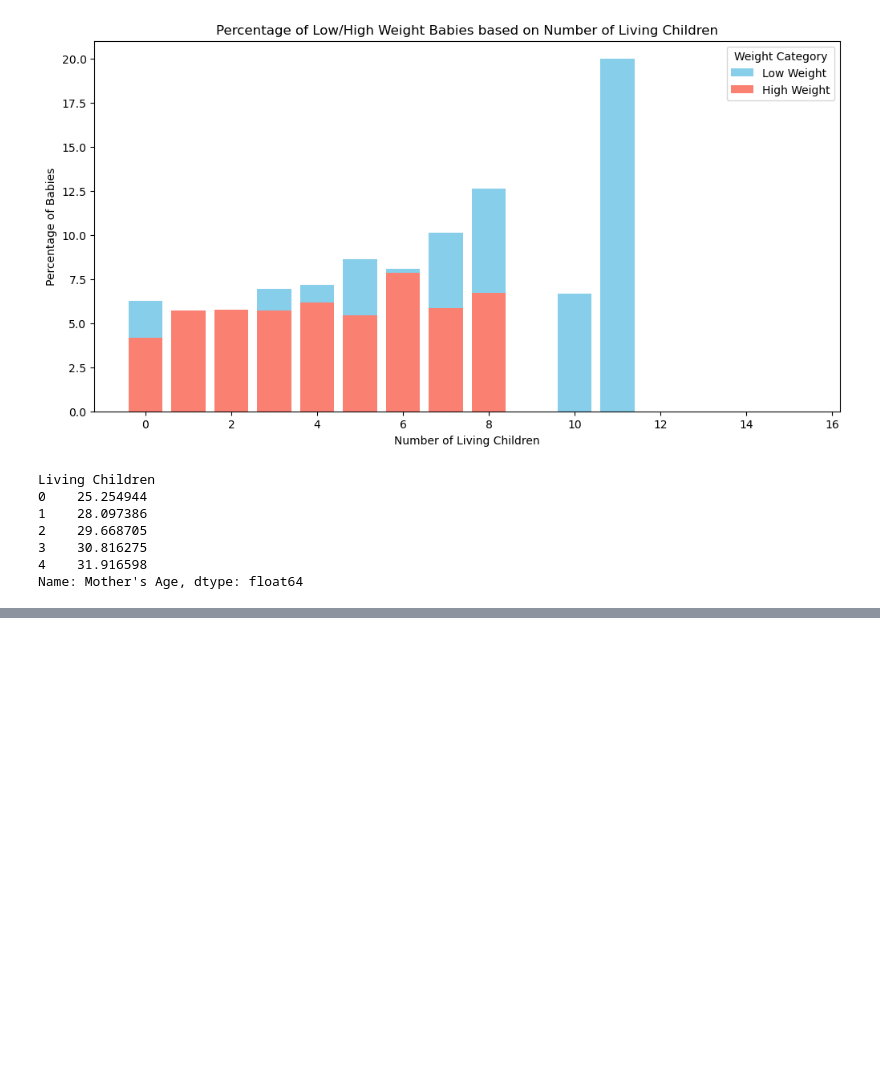
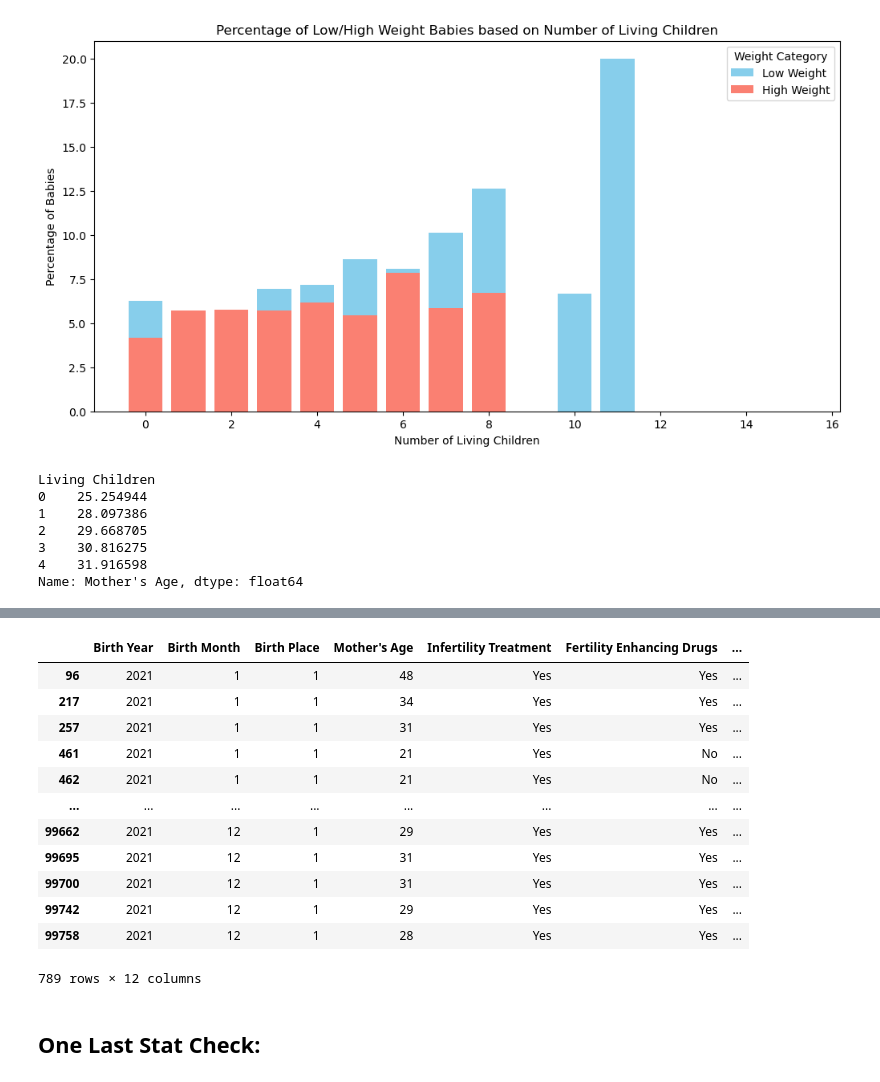
Before and after one commit to bandaexpress/project_rose, a Jupyter notebook: Combined_Notebook.ipynb, the cells around one changed output, grey strips where cells are left out. Drawn from its saved outputs; the diff is of its cells as text; code cells hidden in the pictures; blank space fills up the shorter version.

```diff
--- a/Combined_Notebook.ipynb
+++ b/Combined_Notebook.ipynb
@@ -600,0 +734,53 @@ Name: Mother's Age, dtype: float64
+# %%
+# Adding my relevant column names
+infertility_column = 'Infertility Treatment'
+art_column = 'Asst. Reproductive Technology'
+drug_column = 'Fertility Enhancing Drugs'
+pay_column = 'Payment Source'
+
+# Define mapping dictionaries for each column
+infertility_mapping = {'Y': 'Yes', 'N': 'No', 'U': 'Unknown'}
+art_mapping = {'Y': 'Yes', 'N': 'No', 'X': 'Not applicable', 'U': 'Unknown'}
+drug_mapping = {'Y': 'Yes', 'N': 'No', 'X': 'Not applicable', 'U': 'Unknown'}
+pay_mapping = {'1': 'Medicaid',
+               '2': 'Private Insurance',
+               '3': 'Self-Pay',
+               '4': 'Indian Health Service',
+               '5': 'CHAMPUS/TRICARE',
+               "6": 'Government(Fed, State, Local)',
+               '8': 'Other',
+               '9': 'Unknown',
+               'No': 'No'}
+
+# Map the coded responses to meaningful labels
+jb_clean_births_df[infertility_column] = jb_clean_births_df[infertility_column].replace(infertility_mapping)
+jb_clean_births_df[drug_column] = jb_clean_births_df[drug_column].replace(art_mapping)
+jb_clean_births_df[art_column] = jb_clean_births_df[art_column].replace(art_mapping)
+jb_clean_births_df[pay_column] = jb_clean_births_df[pay_column].replace(pay_mapping)
+
+# Convert 'Payment Source' to string
+jb_clean_births_df[pay_column] = jb_clean_births_df[pay_column].astype(str)
+
+# Filter out rows with unknown or not stated responses
+# Use str.contains with a regular expression for multiple conditions
+jb_clean_births_df = jb_clean_births_df[~jb_clean_births_df[infertility_column].str.contains('Unknown|Not applicable')]
+jb_clean_births_df = jb_clean_births_df[~jb_clean_births_df[drug_column].str.contains('Unknown|Not applicable')]
+jb_clean_births_df = jb_clean_births_df[~jb_clean_births_df[art_column].str.contains('Unknown|Not applicable')]
+jb_clean_births_df = jb_clean_births_df[~jb_clean_births_df[pay_column].str.contains('Unknown|Not applicable')]
+jb_clean_births_df
+# %% [output]
+|  | Birth Year | Birth Month | Birth Place | Mother's Age | Infertility Treatment | Fertility Enhancing Drugs | ... |
+| 96 | 2021 | 1 | 1 | 48 | Yes | Yes | ... |
+| 217 | 2021 | 1 | 1 | 34 | Yes | Yes | ... |
+| 257 | 2021 | 1 | 1 | 31 | Yes | Yes | ... |
+| 461 | 2021 | 1 | 1 | 21 | Yes | No | ... |
+| 462 | 2021 | 1 | 1 | 21 | Yes | No | ... |
+| ... | ... | ... | ... | ... | ... | ... | ... |
+| 99662 | 2021 | 12 | 1 | 29 | Yes | Yes | ... |
+| 99695 | 2021 | 12 | 1 | 31 | Yes | Yes | ... |
+| 99700 | 2021 | 12 | 1 | 31 | Yes | Yes | ... |
+| 99742 | 2021 | 12 | 1 | 29 | Yes | Yes | ... |
+| 99758 | 2021 | 12 | 1 | 28 | Yes | Yes | ... |
+789 rows × 12 columns
+# %% [markdown]
+## One Last Stat Check:
```
Also changed, not shown: parts of 14 cells of this notebook.
